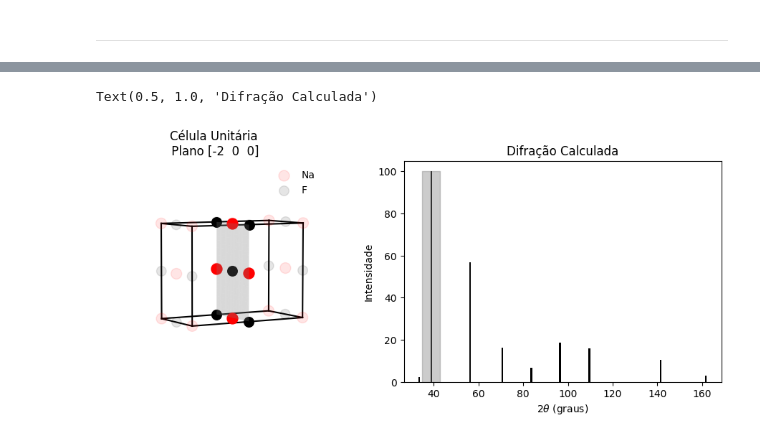
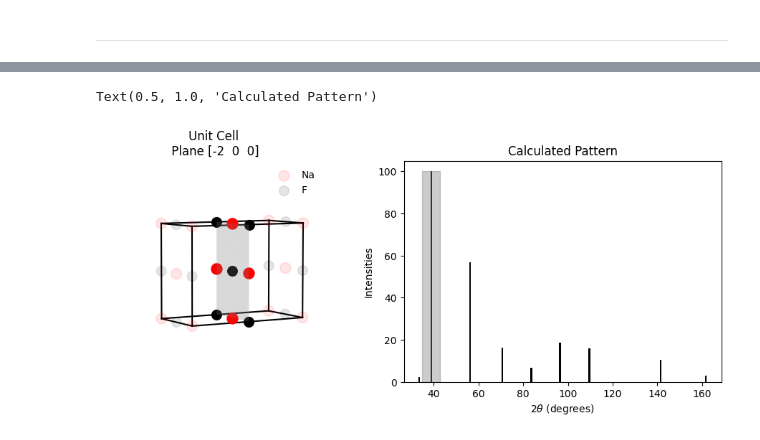
Before and after one commit to PassosSouza/pyMatchXRD, a Jupyter notebook: Usar_pyXRD.ipynb, the cells around one changed output, grey strips where cells are left out. Cells and saved outputs as stored; diff of their text form; code cells hidden in the pictures.

```diff
--- a/Usar_pyXRD.ipynb
+++ b/Usar_pyXRD.ipynb
@@ -47,3 +30,3 @@ Uma vez que definimos nosso material, podemos calcular as suas posições da cé
 # %%
-Pos_primit,Pos_unit,Pos_tot = pyXRDCodes.find_atoms_unit_cell(Posicoes,abc,angulos,simetria,units=[1,1,1] )
+Pos_primit,Pos_unit,Pos_tot = pyXRDCodes.find_atoms_unit_cell(Positions,abc,angles,simmetry,units=[1,1,1] )
 # %% [markdown]
@@ -186,6 +161,6 @@ Para isso, basta usar a função
 # %%
-#Chamar informações
-abc,angulos,Posicoes,simetria,Atomos = pyXRDCodes.INFOS_COD('NaF.txt')
+# Obtain the relevant information
+abc,angles,Positions,simemmetry,Atoms = pyXRDCodes.INFOS_COD('NaF.txt')
 #Definir posições
-Pos_primit,Pos_unit,Pos_tot = pyXRDCodes.find_atoms_unit_cell(Posicoes,abc,angulos,simetria,units=[1,1,1] )
+Pos_primit,Pos_unit,Pos_tot = pyXRDCodes.find_atoms_unit_cell(Positions,abc,angles,simemmetry,units=[1,1,1] )
 # %%
@@ -252,22 +227,22 @@ POS_ideal = Pos_unit
 for i in range(len(POS_ideal)):
     points = POS_ideal[i]
     x, y, z = np.array(points)[:, 0], np.array(points)[:, 1], np.array(points)[:, 2]
-    ax1.scatter(x, y, z, s=5*Z[i], color=cores[i], alpha=1, label=f'{Atomos[i]}')
+    ax1.scatter(x, y, z, s=5*Z[i], color=cores[i], alpha=1, label=f'{Atoms[i]}')
 
 # Adicionar célula unitária
-pyXRDCodes.UNIT_CELL_PLOT(ax1, abc, angulos, xyz=True)
+pyXRDCodes.UNIT_CELL_PLOT(ax1, abc, angles, xyz=True)
 ax1.set_axis_off()
 ax1.view_init(elev=5, azim=60)
 ax1.legend(frameon=False)
-ax1.set_title('Célula Unitária')
+ax1.set_title('Unit Cell')
 
 #Plotar gráfico
 ax1 = fig.add_subplot(gs[1])
 
 ax1.bar(theta2,I,color='black')
-ax1.set_xlabel(r'2$\theta$ (graus)')
-ax1.set_ylabel('Intensidade')
-ax1.set_title('Difração Calculada')
+ax1.set_xlabel(r'2$\theta$ (degrees)')
+ax1.set_ylabel('Intensities')
+ax1.set_title('Calculated Pattern')
 
 #plt.tight_layout()
 #ax1.legend(frameon=False)
@@ -279,47 +254,42 @@ Além disso, com as outras funções adicionadas podemos também mostrar os plan
 # %%
 hkls = data['hkls']
-ff = 7 #Selecionar um hkl
-#Fazer plots
+ff = 7 # Select one hkl
+
+
 fig = plt.figure(figsize=(12, 4))
-
 gs = GridSpec(1,2,figure=fig,width_ratios=[1,1],wspace=0.1)
 ax1 = fig.add_subplot(gs[0], projection='3d')
 
-# Apresentar posições que fornecemos
+
 POS_ideal = Pos_unit
 for i in range(len(POS_ideal)):
     points = POS_ideal[i]
     x, y, z = np.array(points)[:, 0], np.array(points)[:, 1], np.array(points)[:, 2]
-    ax1.scatter(x, y, z, s=5*Z[i], color=cores[i], alpha=0.1, label=f'{Atomos[i]}')
+    ax1.scatter(x, y, z, s=5*Z[i], color=cores[i], alpha=0.1, label=f'{Atoms[i]}')
 
-#Definir intervalo válido
-xs = [arr[0] for sublista in POS_ideal for arr in sublista]
-ys = [arr[1] for sublista in POS_ideal for arr in sublista]
-zs = [arr[2] for sublista in POS_ideal for arr in sublista]
-#Plotar uma superfície
-X,Y,Zi = pyXRDCodes.Plot_Planes(ax1,abs(hkls[ff]),abc,angulos,1,xs = xs,ys = ys,zs =zs , color = 'gray')
-#Mostrar atomos presentes
+
+#  Plot the surface
+X,Y,Zi = pyXRDCodes.Plot_Planes(ax1,abs(hkls[ff]),abc,angles,1,Limits=True,Positions=POS_ideal , color = 'gray')
+# Show the atos in this plane
 for i in range(len(POS_ideal)):
-    pyXRDCodes.plot_points_on_surface(ax1 , POS_ideal[i], X,Y,Zi,5*Z[i] , cores[i],threshold=0.5) #mexer no thershold se um dos átomos não estiver aparecendo
+    pyXRDCodes.plot_points_on_surface(ax1 , POS_ideal[i], X,Y,Zi,5*Z[i] , cores[i],threshold=0.5) # You can play with the threshold it atoms do not appear
 
-# Adicionar célula unitária
-pyXRDCodes.UNIT_CELL_PLOT(ax1, abc, angulos, xyz=True)
+pyXRDCodes.UNIT_CELL_PLOT(ax1, abc, angles, xyz=True)
 ax1.set_axis_off()
 ax1.view_init(elev=5, azim=60)
 ax1.legend(frameon=False)
-ax1.set_title(f'Célula Unitária\n Plano {hkls[ff]}')
+ax1.set_title(f'Unit Cell\n Plane {hkls[ff]}')
 
-#Plotar gráfico
+
 ax1 = fig.add_subplot(gs[1])
-
 ax1.bar(theta2,I,color='black')
 ax1.fill_betweenx(np.linspace(0,100,100),theta2[ff]-4 , theta2[ff] + 4 , color = 'gray',alpha = 0.4)
-ax1.set_xlabel(r'2$\theta$ (graus)')
-ax1.set_ylabel('Intensidade')
-ax1.set_title('Difração Calculada')
+ax1.set_xlabel(r'2$\theta$ (degrees)')
+ax1.set_ylabel('Intensities')
+ax1.set_title('Calculated Pattern')
 
 #plt.tight_layout()
 #ax1.legend(frameon=False)
 # %% [output]
-Text(0.5, 1.0, 'Difração Calculada')
+Text(0.5, 1.0, 'Calculated Pattern')
-[figure, old version]
+[figure, new version]
```
Also changed, not shown: parts of 21 cells of this notebook, 6 other files.
